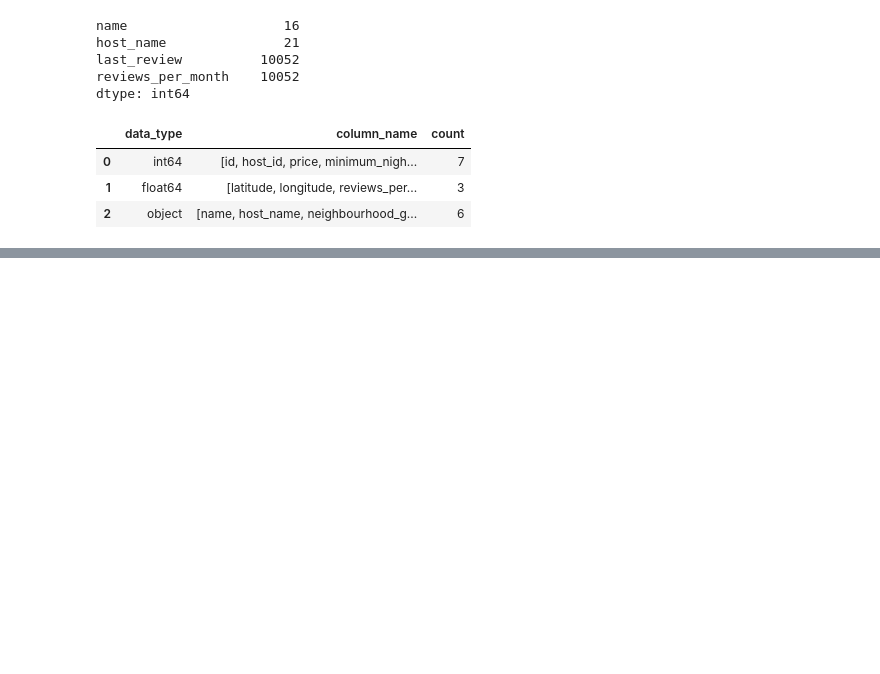
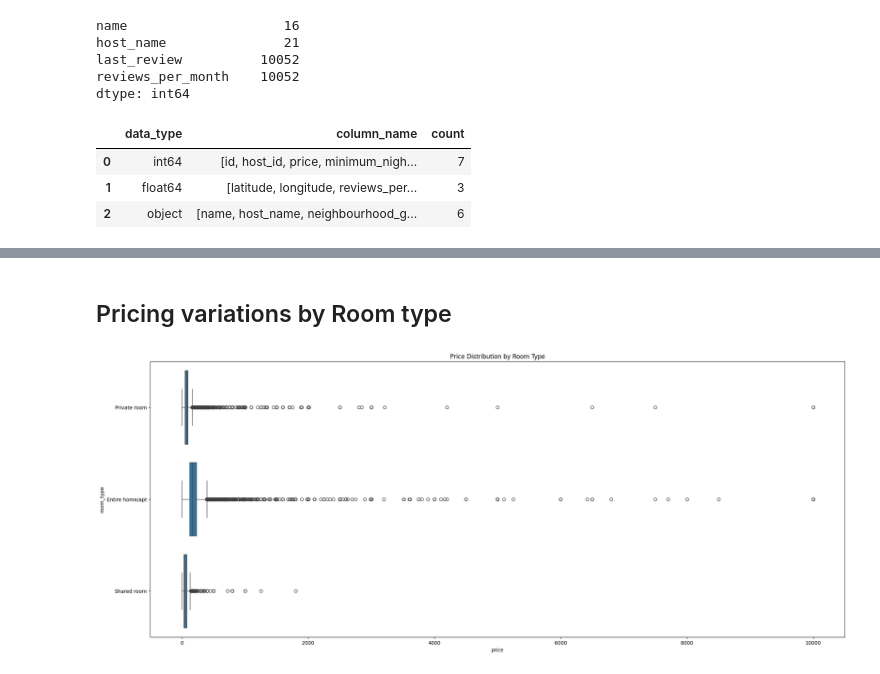
Before and after one commit to msalaverri/machine-learning-python-msalaverri, a Jupyter notebook: src/explore.ipynb, the cells around one changed output, grey strips where cells are left out. Drawn from its saved outputs; the diff is of its cells as text; code cells hidden in the pictures; blank space fills up the shorter version.

```diff
--- a/src/explore.ipynb
+++ b/src/explore.ipynb
@@ -115,0 +216,10 @@ dtype: int64
+# %% [markdown]
+## Pricing variations by Room type
+# %%
+plt.figure(figsize=(25, 10))
+sns.boxplot(data=df, x='price', y='room_type')
+plt.title('Price Distribution by Room Type')
+plt.ylim()
+plt.show()
+# %% [output]
+[figure, added]
```
Also changed, not shown: parts of 16 cells of this notebook.
